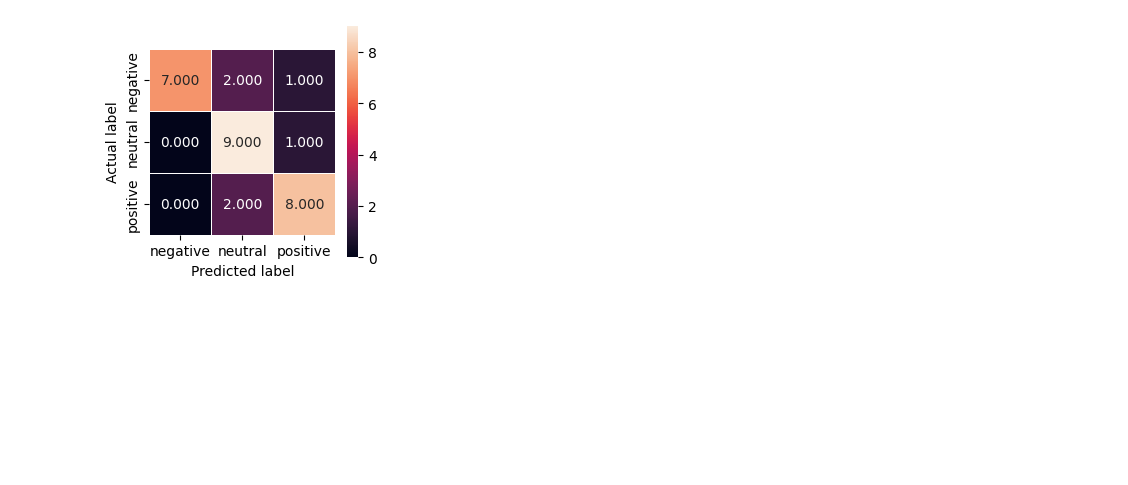
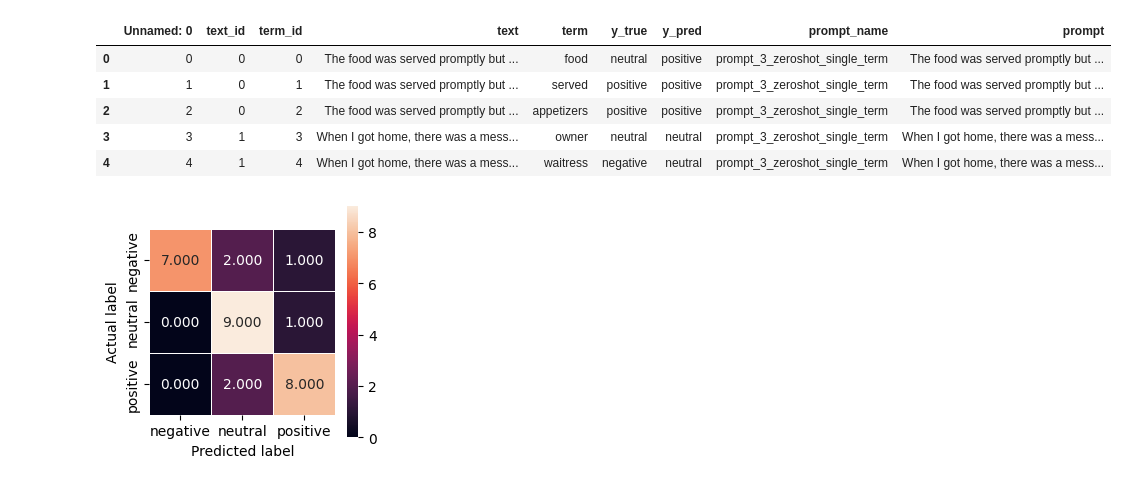
Before and after one commit to timgutberlet/Error-Analysis-with-LLMs, a Jupyter notebook: Sentiment Analysis/evaluation.ipynb, the cells around one changed output. Saved outputs shown, nothing was run; the diff lists cells and outputs as text; code cells hidden in the pictures; blank space fills up the shorter version.

```diff
--- a/Sentiment Analysis/evaluation.ipynb
+++ b/Sentiment Analysis/evaluation.ipynb
@@ -19,3 +16,12 @@ df_evaluation = pd.read_csv(OUTPUT_PATH)
+# %%
+df_data.head()
+# %% [output]
+|  | Unnamed: 0 | text_id | term_id | text | term | y_true | y_pred | prompt_name | prompt |
+| 0 | 0 | 0 | 0 | The food was served promptly but ... | food | neutral | positive | prompt_3_zeroshot_single_term | The food was served promptly but ... |
+| 1 | 1 | 0 | 1 | The food was served promptly but ... | served | positive | positive | prompt_3_zeroshot_single_term | The food was served promptly but ... |
+| 2 | 2 | 0 | 2 | The food was served promptly but ... | appetizers | positive | positive | prompt_3_zeroshot_single_term | The food was served promptly but ... |
+| 3 | 3 | 1 | 3 | When I got home, there was a mess... | owner | neutral | neutral | prompt_3_zeroshot_single_term | When I got home, there was a mess... |
+| 4 | 4 | 1 | 4 | When I got home, there was a mess... | waitress | negative | neutral | prompt_3_zeroshot_single_term | When I got home, there was a mess... |
 # %%
 def multiclass_eval(model, prompt, df):
     y_true = df['y_true']
```
Also changed, not shown: parts of 5 cells of this notebook, 8 other files.
